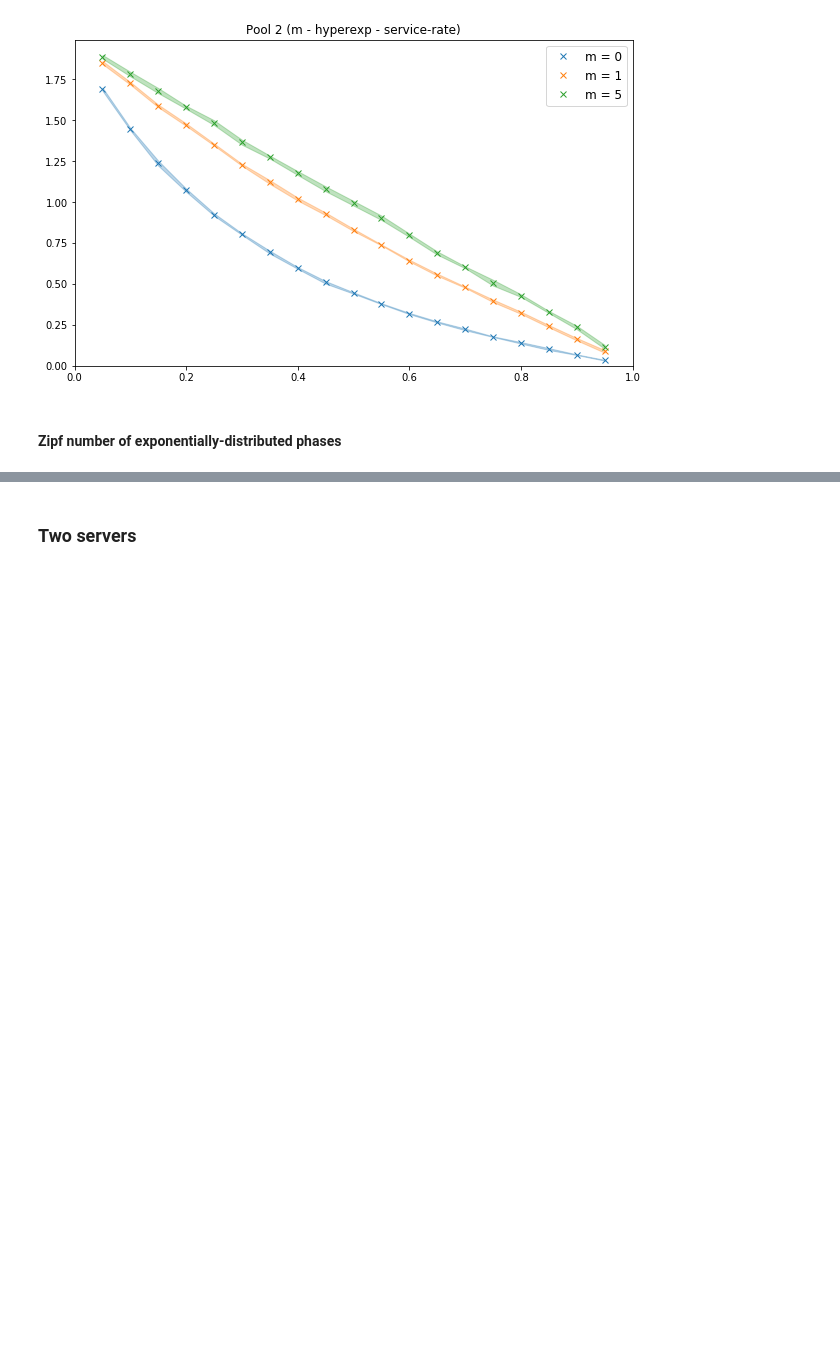
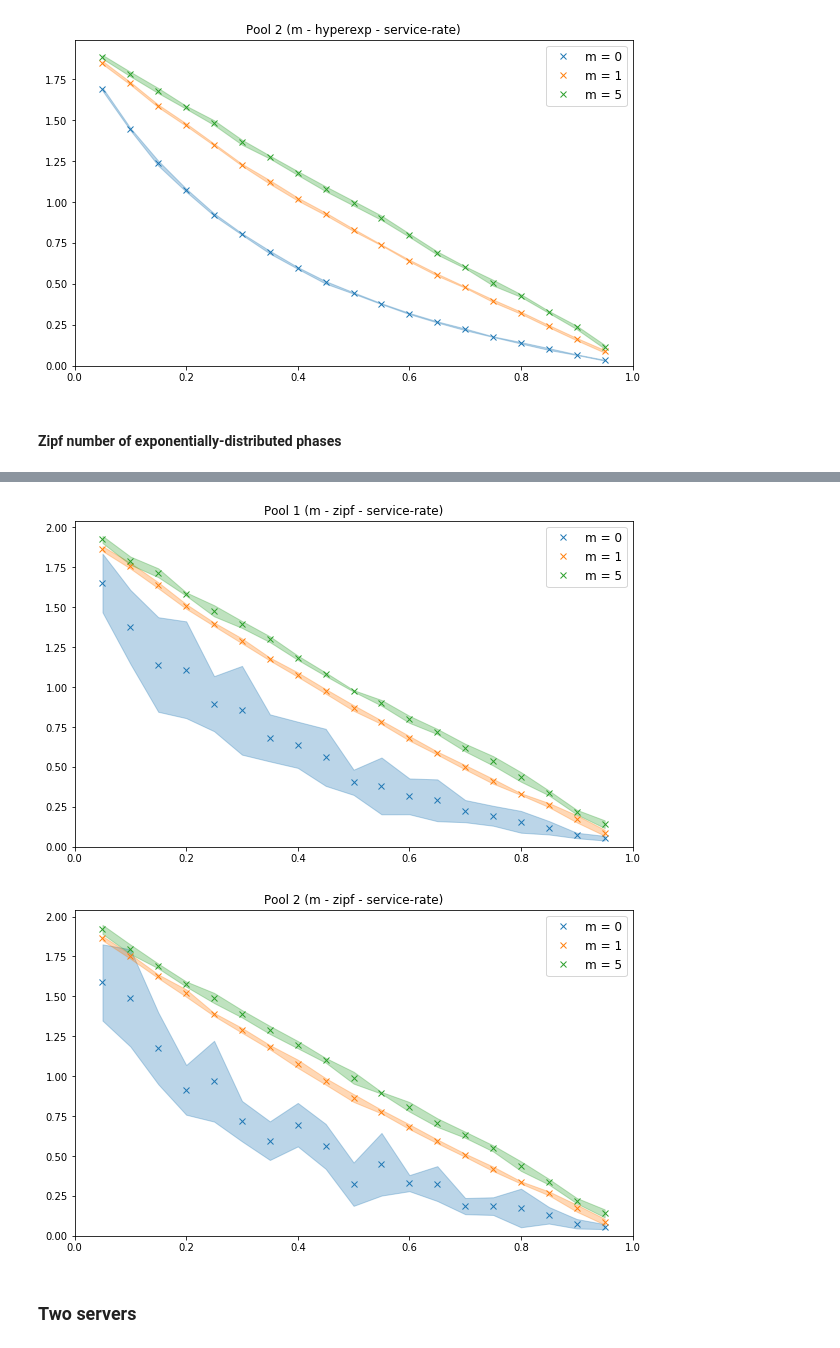
Before and after one commit to ccomte/phd-thesis, a Jupyter notebook: 7-job-scheduling/plot.ipynb, the cells around one changed output, grey strips where cells are left out. Drawn from its saved outputs; the diff is of its cells as text; code cells hidden in the pictures; blank space fills up the shorter version.

```diff
--- a/7-job-scheduling/plot.ipynb
+++ b/7-job-scheduling/plot.ipynb
@@ -78,3 +83,8 @@ toy_example('m', 'hyperexp', 'service-rate')
+# %%
+toy_example('m', 'zipf', 'service-rate')
+# %% [output]
+[figure, added]
+[figure, added]
 # %% [markdown]
 ### Two servers
 # %% [markdown]
```
Also changed, not shown: parts of 1 cell of this notebook, 3 other files.
